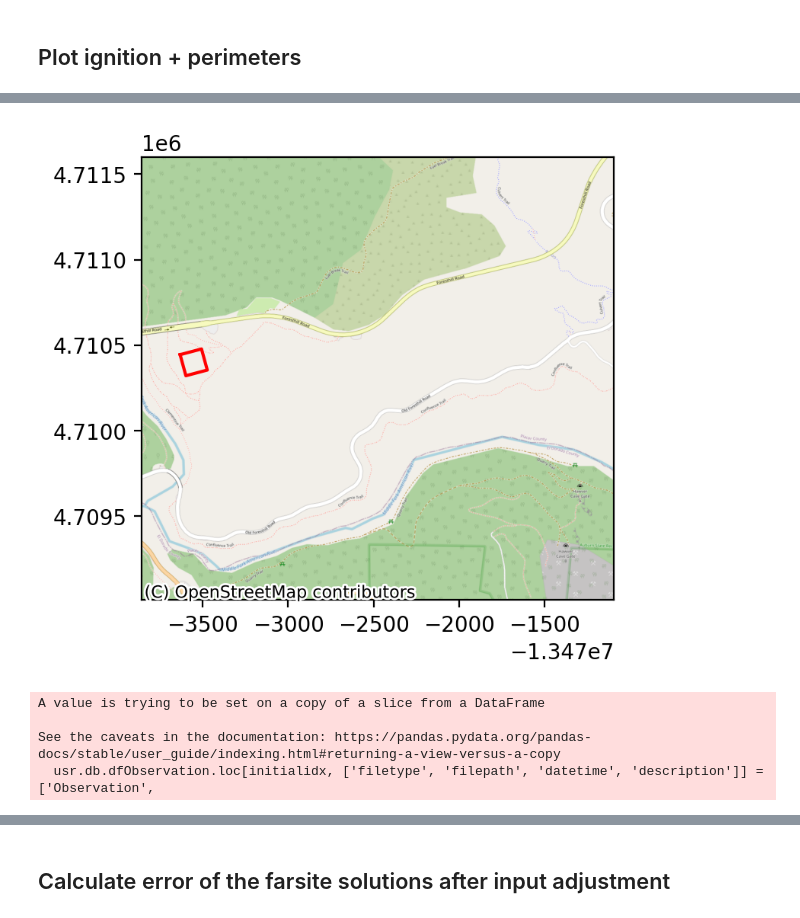
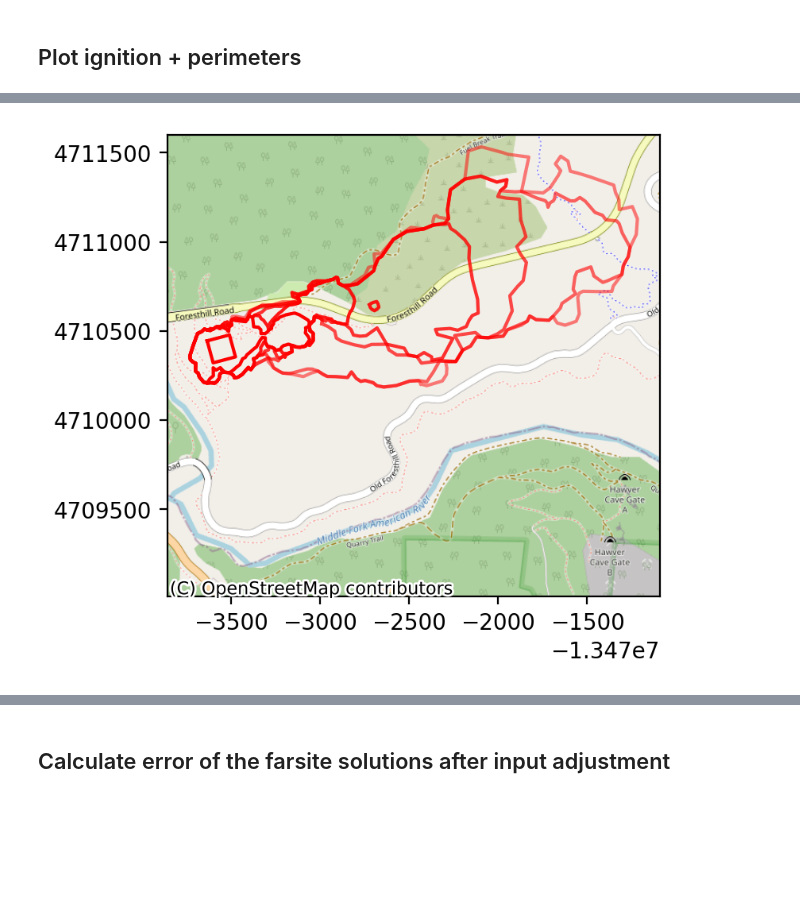
Before and after one commit to tolgacaglar/farsite-devAPI, a Jupyter notebook: src/Generating Plots for Bridge2021.ipynb, the cells around one changed output, grey strips where cells are left out. Saved outputs shown, nothing was run; the diff lists cells and outputs as text; code cells hidden in the pictures; blank space fills up the shorter version.

```diff
--- a/src/Generating Plots for Bridge2021.ipynb
+++ b/src/Generating Plots for Bridge2021.ipynb
@@ -29,7 +29,7 @@ description = 'Bridge2021'
 # with open(f'./Bridge2021_results_22082024_vsz1_wsz1.pkl', 'rb') as f:
 #     data = pickle.load(f)
 
-with open(f'./Bridge2021_results_22082024_vsz100_wsz100.pkl', 'rb') as f:
+with open(f'/home/tcaglar/farsite-devAPI/data/Bridge2021_results_17092024_vsz100_wsz100.pkl', 'rb') as f:
     data = pickle.load(f)
 
 # with open(f'./Bridge2021_results_22082024_vsz100_wsz1.pkl', 'rb') as f:
@@ -107,7 +109,6 @@ fig, ax = plt.subplots(1,1, figsize=(4,4), dpi=200)
 plot_geometry(reproject_geom(ignition), ax=ax, color='red')
 
 for i in range(tfin):
-    break
     geom, timestamp = get_observation(description, i)
     plot_geometry(reproject_geom(geom), ax=ax, label=timestamp, color=(1,0,0,1-i/10))
 
@@ -136,17 +143,13 @@ ctx.add_basemap(ax=ax, source=ctx.providers.OpenStreetMap.Mapnik)
-[figure, old version]
+[figure, new version]
 # %%
 dt = timestamps[0] - ignition_timepoint
 
 forward_geom = forward_pass_farsite(ignition,
-                                     params = {'windspeed': ws,
-                                               'winddirection': wd,
-                                               'dt': dt,
-                                               'description': description})
+                                     params = {'windspeed': wslst[0],
+                                               'winddirection': wdlst[0],
+                                               'dt': dt},
+                                    lcppath = lcppath,
+                                    description=description)
-# %% [output]
-A value is trying to be set on a copy of a slice from a DataFrame
-
-See the caveats in the documentation: https://pandas.pydata.org/pandas-docs/stable/user_guide/indexing.html#returning-a-view-versus-a-copy
-  usr.db.dfObservation.loc[initialidx, ['filetype', 'filepath', 'datetime', 'description']] = ['Observation',
 # %%
 fig, ax = plt.subplots(1,1, figsize=(4,4), dpi=200)
 
```
Also changed, not shown: parts of 20 cells of this notebook, 43 other files.
